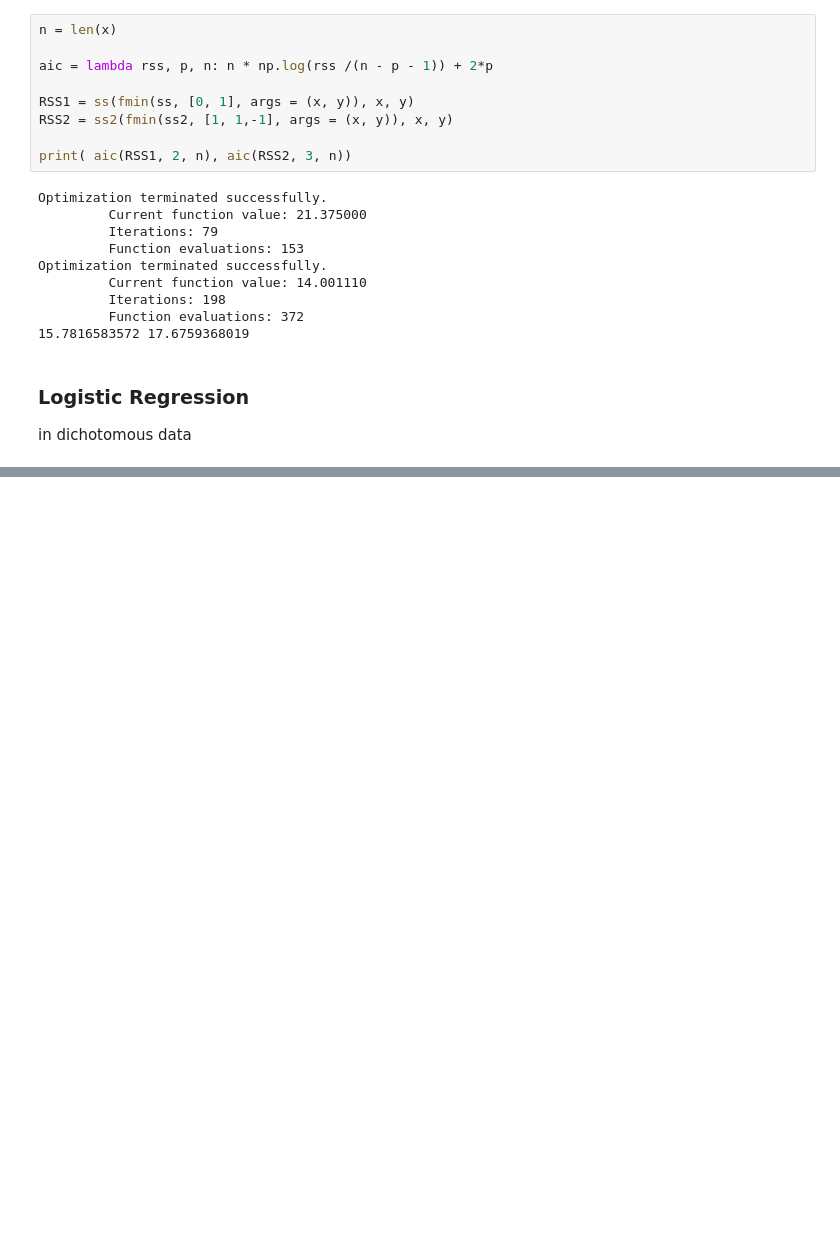
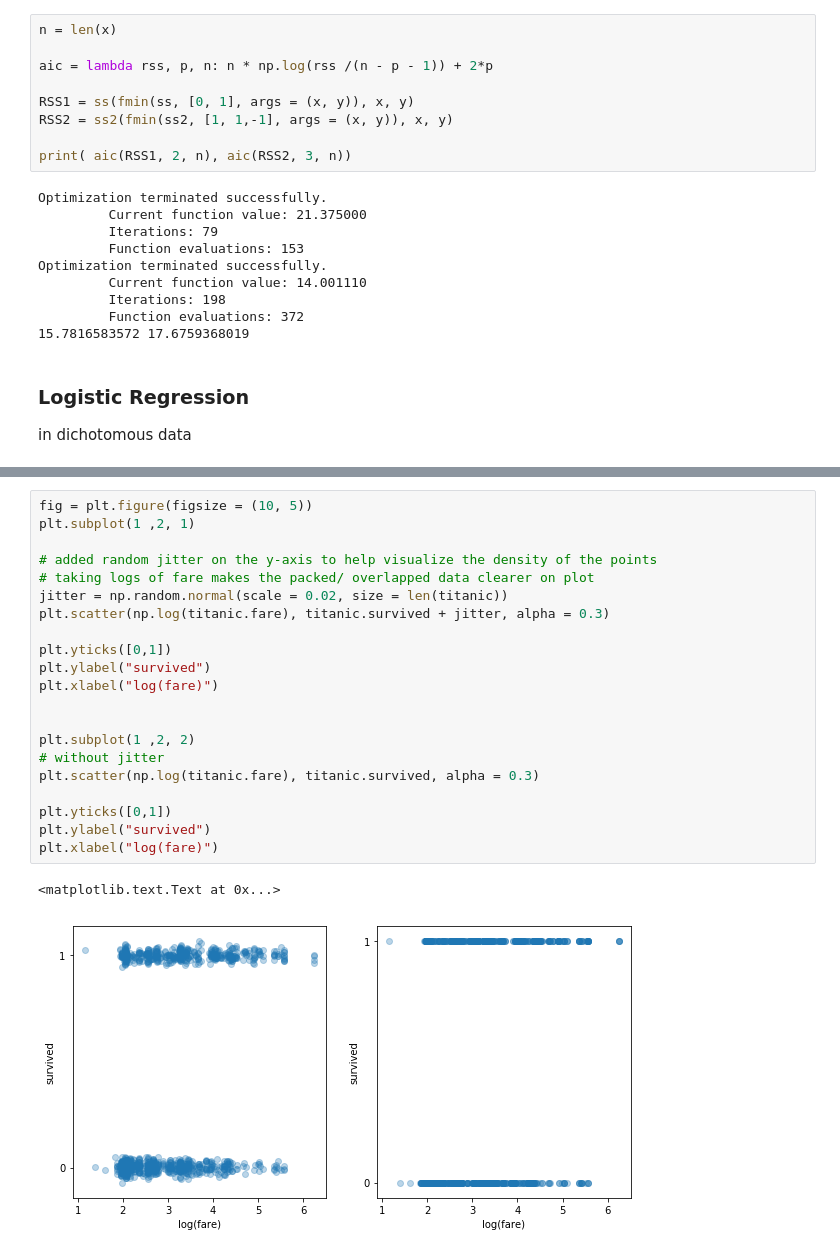
Before and after one commit to yueying-teng/STAT, a Jupyter notebook: statistical model.ipynb, the cells around one changed output, grey strips where cells are left out. Drawn from its saved outputs; the diff is of its cells as text; blank space fills up the shorter version.

```diff
--- a/statistical model.ipynb
+++ b/statistical model.ipynb
@@ -675,0 +683,24 @@ ImportError: No module named 'xlrd'
+# %%
+fig = plt.figure(figsize = (10, 5))
+plt.subplot(1 ,2, 1)
+
+# added random jitter on the y-axis to help visualize the density of the points
+# taking logs of fare makes the packed/ overlapped data clearer on plot
+jitter = np.random.normal(scale = 0.02, size = len(titanic))
+plt.scatter(np.log(titanic.fare), titanic.survived + jitter, alpha = 0.3)
+
+plt.yticks([0,1])
+plt.ylabel("survived")
+plt.xlabel("log(fare)")
+
+
+plt.subplot(1 ,2, 2)
+# without jitter
+plt.scatter(np.log(titanic.fare), titanic.survived, alpha = 0.3)
+
+plt.yticks([0,1])
+plt.ylabel("survived")
+plt.xlabel("log(fare)")
+# %% [output]
+<matplotlib.text.Text at 0x...>
+[figure, added]
```
Also changed, not shown: parts of 32 cells of this notebook.
